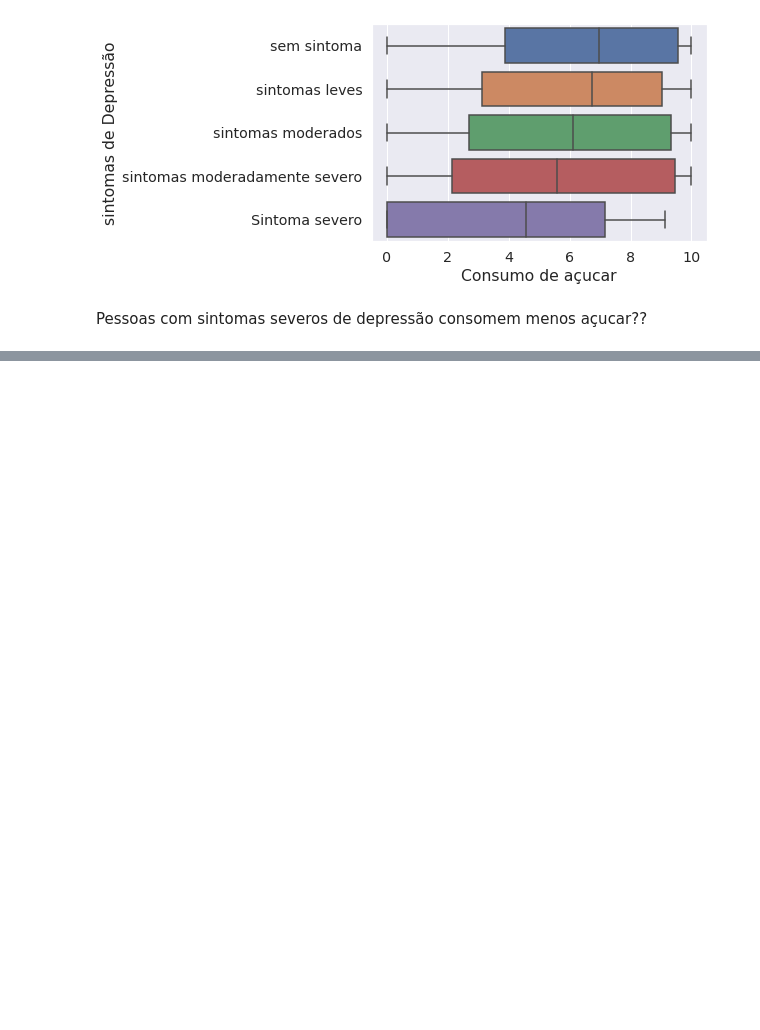
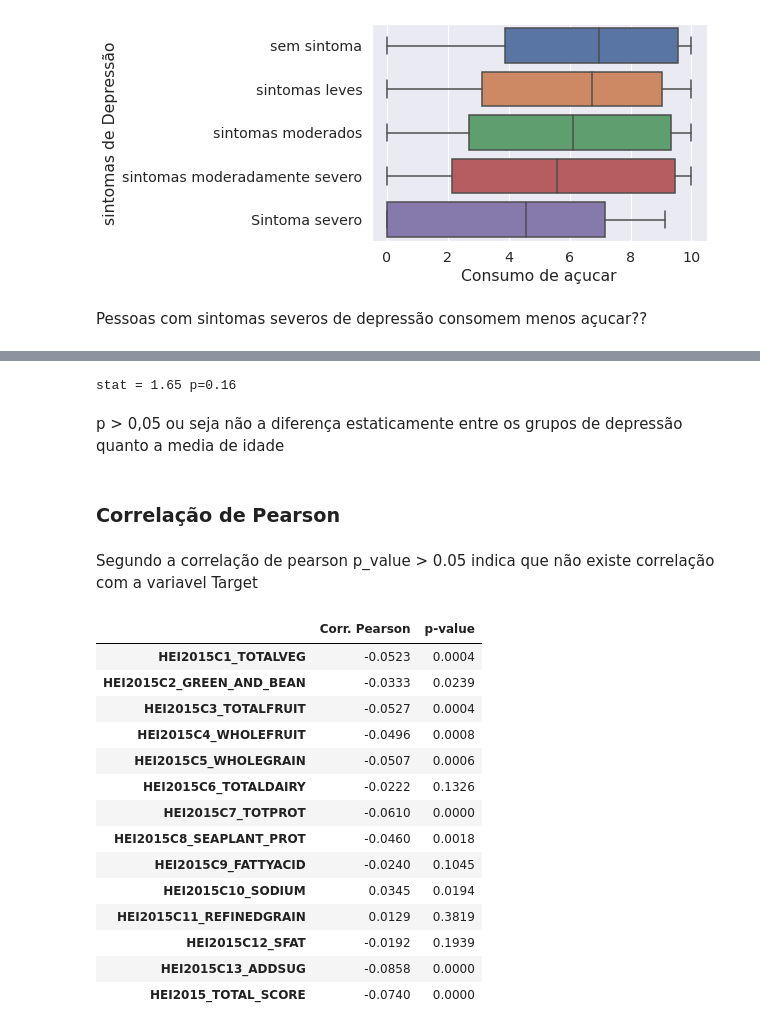
Before and after one commit to DionesGouvea/data-science-toolbox, a Jupyter notebook: Desafio_de_Inferência.ipynb, the cells around one changed output, grey strips where cells are left out. Saved outputs shown, nothing was run; the diff lists cells and outputs as text; code cells hidden in the pictures; blank space fills up the shorter version.

```diff
--- a/Desafio_de_Inferência.ipynb
+++ b/Desafio_de_Inferência.ipynb
@@ -396,0 +432,48 @@ Pessoas com sintomas severos de depressão consomem menos açucar??
+# %%
+from scipy.stats.stats import f_oneway
+import scipy.stats
+
+
+df0 = df[['phq_grp','RIDAGEYR']].dropna()
+
+stat, p = f_oneway(df0[(df0['phq_grp'] == 'sem sintoma')]['RIDAGEYR'],
+                   df0[(df0['phq_grp'] == 'sintomas leves')]['RIDAGEYR'],
+                   df0[(df0['phq_grp'] == 'sintomas moderados')]['RIDAGEYR'],
+                   df0[(df0['phq_grp'] == 'sintomas moderadamente severo')]['RIDAGEYR'],
+                   df0[(df0['phq_grp'] == 'Sintoma severo')]['RIDAGEYR'])
+
+print('stat = %.2f p=%.2f'%(stat,p))
+# %% [output]
+stat = 1.65 p=0.16
+# %% [markdown]
+p > 0,05 ou seja não a diferença estaticamente entre os grupos de depressão quanto a media de idade
+# %% [markdown]
+### Correlação de Pearson
+# %% [markdown]
+Segundo a correlação de pearson p_value > 0.05 indica que não existe correlação com a variavel Target
+# %%
+from scipy import stats
+
+X = df[listaquest]
+y = df['phq9']
+
+pd.DataFrame([stats.pearsonr(X[col], y) for col in X.columns],
+            columns=["Corr. Pearson", "p-value"],
+            index=X.columns,
+).round(4)
+# %% [output]
+|  | Corr. Pearson | p-value |
+| HEI2015C1_TOTALVEG | -0.0523 | 0.0004 |
+| HEI2015C2_GREEN_AND_BEAN | -0.0333 | 0.0239 |
+| HEI2015C3_TOTALFRUIT | -0.0527 | 0.0004 |
+| HEI2015C4_WHOLEFRUIT | -0.0496 | 0.0008 |
+| HEI2015C5_WHOLEGRAIN | -0.0507 | 0.0006 |
+| HEI2015C6_TOTALDAIRY | -0.0222 | 0.1326 |
+| HEI2015C7_TOTPROT | -0.0610 | 0.0000 |
+| HEI2015C8_SEAPLANT_PROT | -0.0460 | 0.0018 |
+| HEI2015C9_FATTYACID | -0.0240 | 0.1045 |
+| HEI2015C10_SODIUM | 0.0345 | 0.0194 |
+| HEI2015C11_REFINEDGRAIN | 0.0129 | 0.3819 |
+| HEI2015C12_SFAT | -0.0192 | 0.1939 |
+| HEI2015C13_ADDSUG | -0.0858 | 0.0000 |
+| HEI2015_TOTAL_SCORE | -0.0740 | 0.0000 |
```
Also changed, not shown: parts of 4 cells of this notebook.
